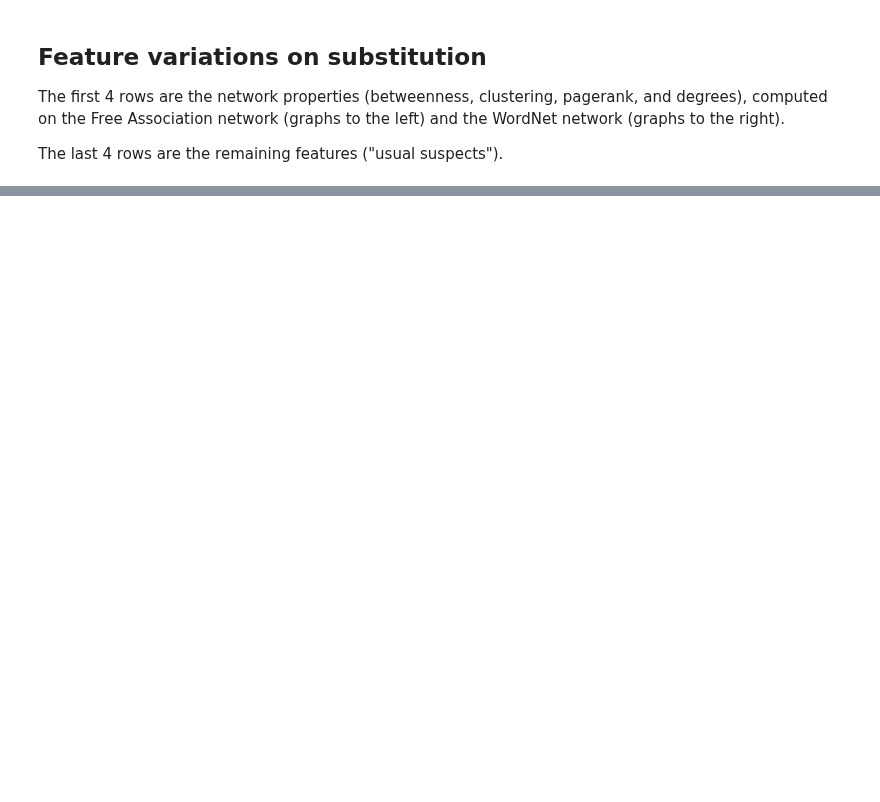
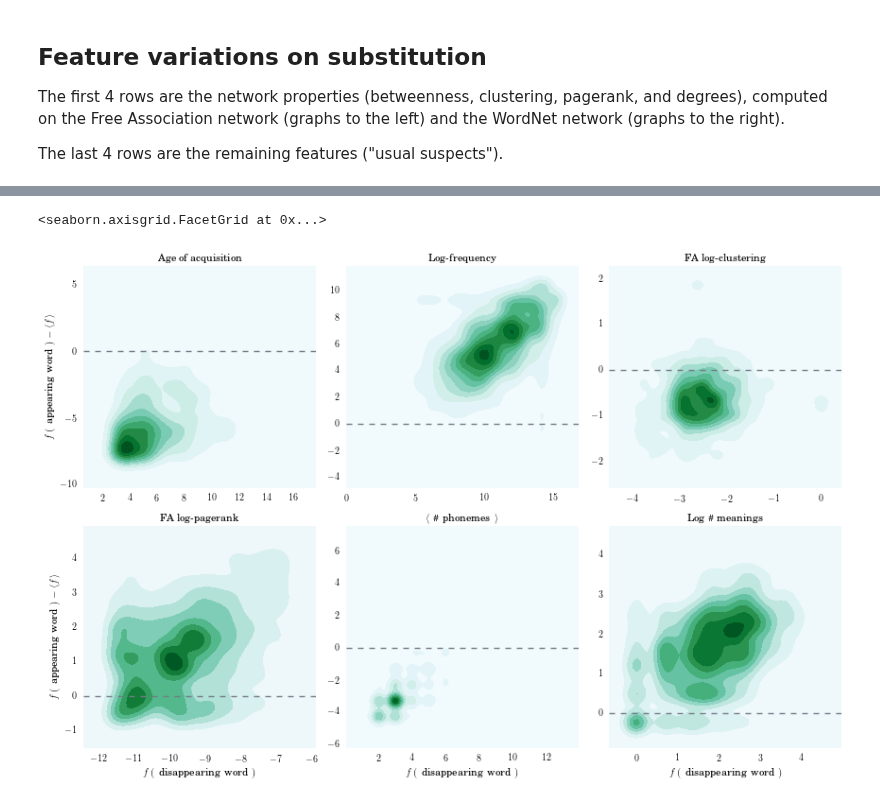
Before and after one commit to wehlutyk/brainscopypaste, a Jupyter notebook: paper_feature_variations.ipynb, the cells around one changed output, grey strips where cells are left out. Cells and saved outputs as stored; diff of their text form; code cells hidden in the pictures; blank space fills up the shorter version.

```diff
--- a/paper_feature_variations.ipynb
+++ b/paper_feature_variations.ipynb
@@ -157,0 +171,17 @@ vg.set_titles('{col_name}')
+# %%
+def kdeplot(xvalues, yvalues, **kwargs):
+    color = kwargs.get('color', 'blue')
+    sb.kdeplot(pd.DataFrame({'X': xvalues, 'Y': yvalues}), shade=True)
+    xmin, xmax = plt.xlim()
+    plt.hlines(0, xmin, xmax, linestyles='dashed', colors=sb.desaturate(color, 0.2))
+    plt.xlim(xmin, xmax)
+
+vg = sb.FacetGrid(vdata_raw, col='feature', col_wrap=3, col_order=translate(included_features),
+                  aspect=1, size=4, sharex=False, sharey=False)
+vg.map(kdeplot, 'disappearing raw', 'appearing raw')
+vg.set_titles('{col_name}')
+vg.set_xlabels(r'$f \left( \right.$ disappearing word $\left. \right)$')
+vg.set_ylabels(r'$f \left( \right.$ appearing word $\left. \right) - \left< f \right>$')
+# %% [output]
+<seaborn.axisgrid.FacetGrid at 0x...>
+[figure, added]
```
Also changed, not shown: parts of 6 cells of this notebook.
